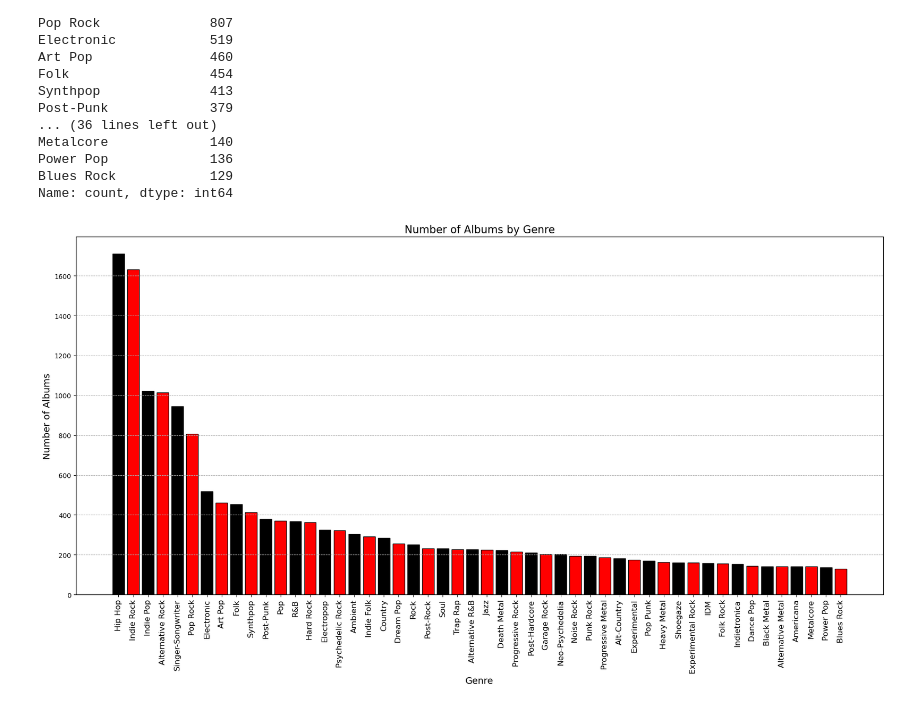
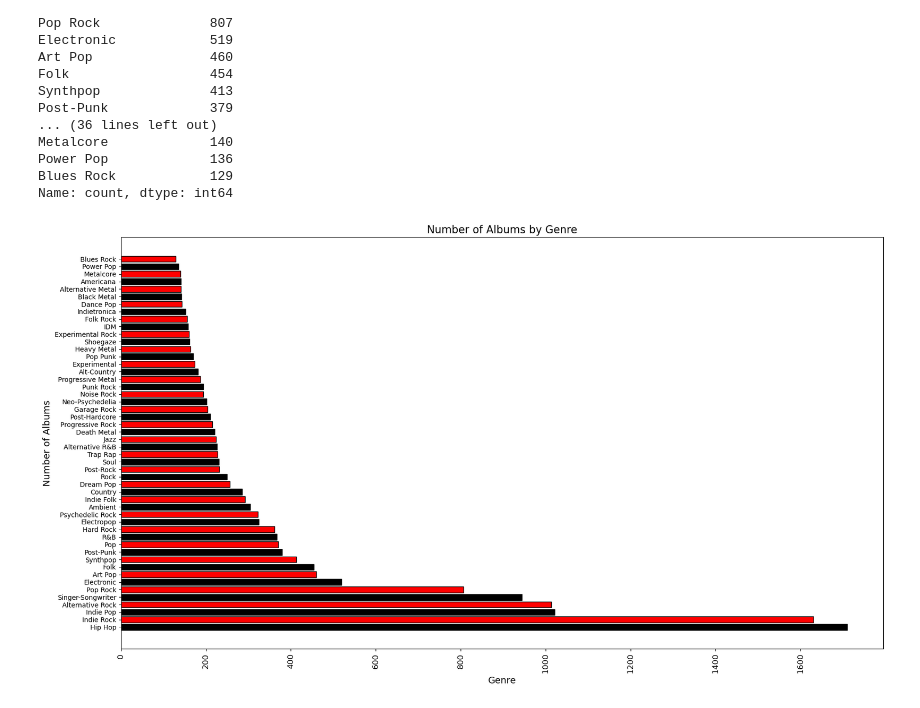
Before and after one commit to Klus3kk/datascience, a Jupyter notebook: Music-Listening/main.ipynb, the cells around one changed output. Saved outputs shown, nothing was run; the diff lists cells and outputs as text; code cells hidden in the pictures.

```diff
--- a/Music-Listening/main.ipynb
+++ b/Music-Listening/main.ipynb
@@ -274,33 +274,26 @@ Name: count, dtype: int64
 # %%
 
 
 # Create a bar chart
 plt.figure(figsize=(18, 10))  # Increased figure size for better readability
 
 # Use a black-red color palette
 colors = ['black' if (i % 2 == 0) else 'red' for i in range(len(genre_counts))]
 
-bars = plt.bar(genre_counts.index, genre_counts.values, color=colors)
+bars = plt.barh(genre_counts.index, genre_counts.values, color=colors)
 
-# Set the title and labels
 plt.title('Number of Albums by Genre', fontsize=16)
 plt.xlabel('Genre', fontsize=14)
 plt.ylabel('Number of Albums', fontsize=14)
+plt.xticks(rotation=90, fontsize=12)
 
-# Rotate x-axis labels to be more readable
-plt.xticks(rotation=90, fontsize=12)  # Adjusted rotation to 90 degrees
 
-# Adding grid lines for better readability
-plt.grid(axis='y', linestyle='--', linewidth=0.7)
-
-# Adding edge color to the bars for better contrast
 for bar in bars:
     bar.set_edgecolor('black')
 
-# Adjust layout to make room for the rotated x-axis labels
 plt.tight_layout()
 
-# Show plot
+
 plt.show()
 # %% [output]
-[figure, old version]
+[figure, new version]
```
